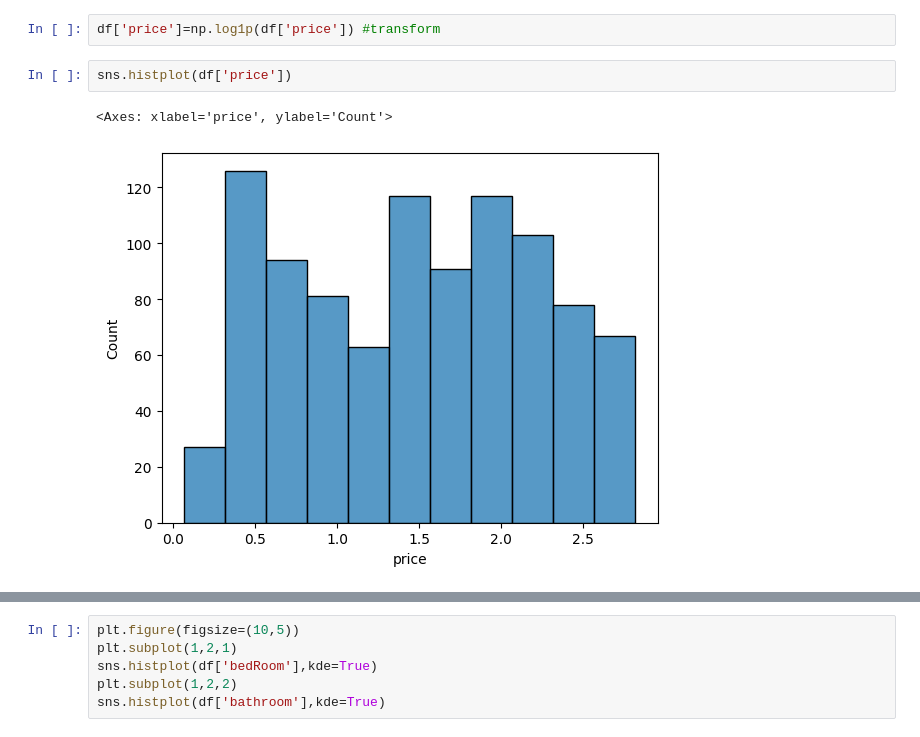
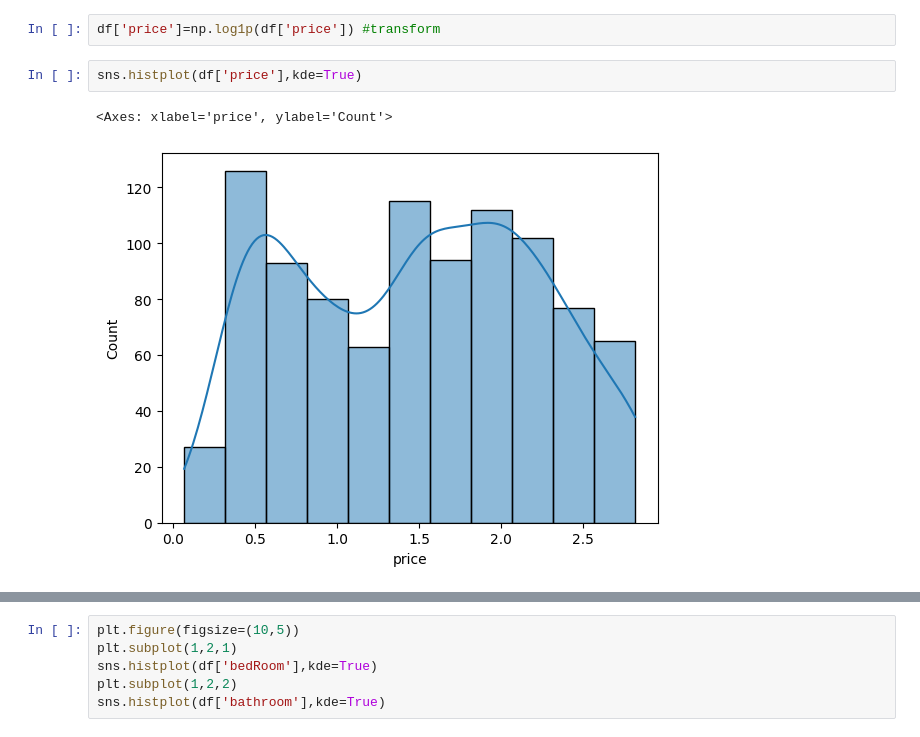
Before and after one commit to PremKarhale/Machine-learning, a Jupyter notebook: Projects/MegaProject1.ipynb, the cells around one changed output, grey strips where cells are left out. Drawn from its saved outputs; the diff is of its cells as text.

```diff
--- a/Projects/MegaProject1.ipynb
+++ b/Projects/MegaProject1.ipynb
@@ -1802,10 +1795,10 @@ df['price']=df['price'].fillna(df['price'].median())
 # %%
 df['price']=np.log1p(df['price']) #transform
 # %%
-sns.histplot(df['price'])
+sns.histplot(df['price'],kde=True)
 # %% [output]
 <Axes: xlabel='price', ylabel='Count'>
-[figure, old version]
+[figure, new version]
 # %%
 df.isnull().sum()
 # %% [output]
```
Also changed, not shown: parts of 56 cells of this notebook.
